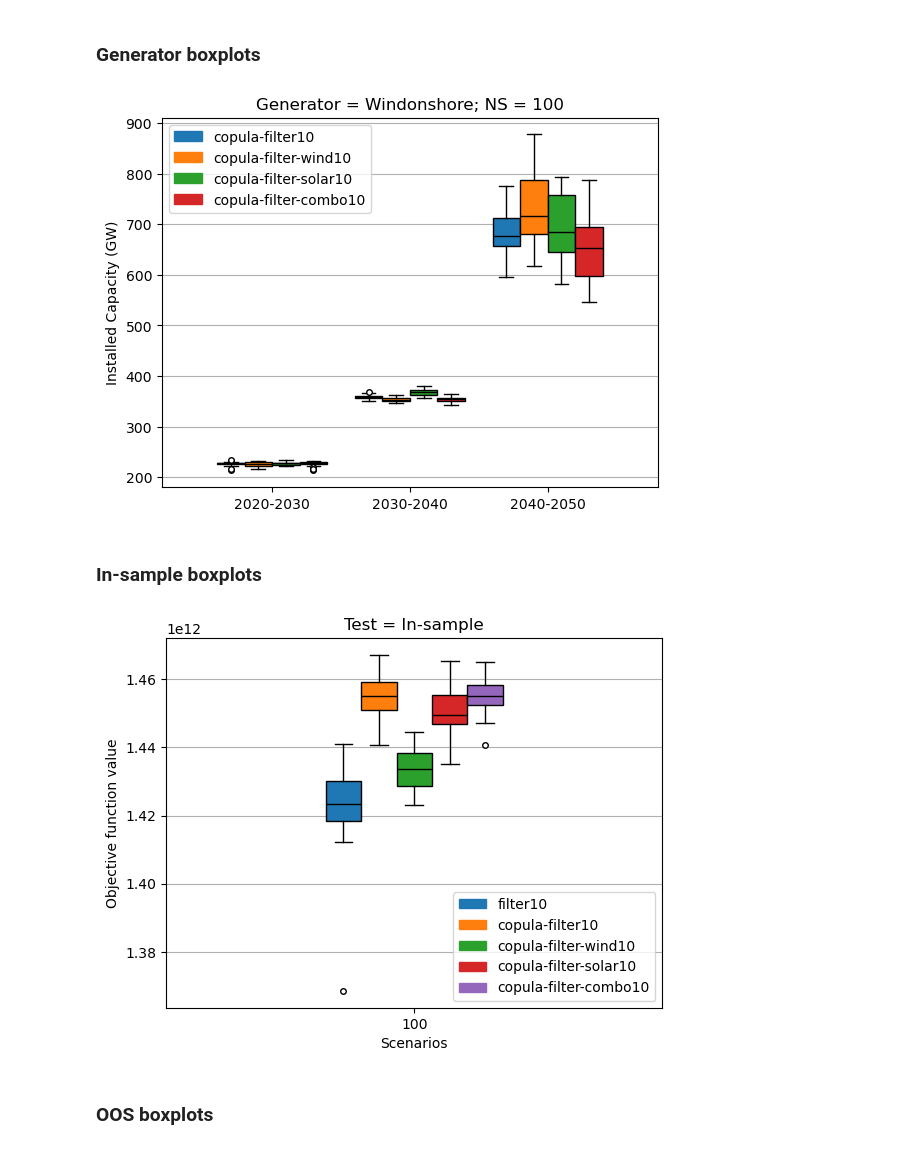
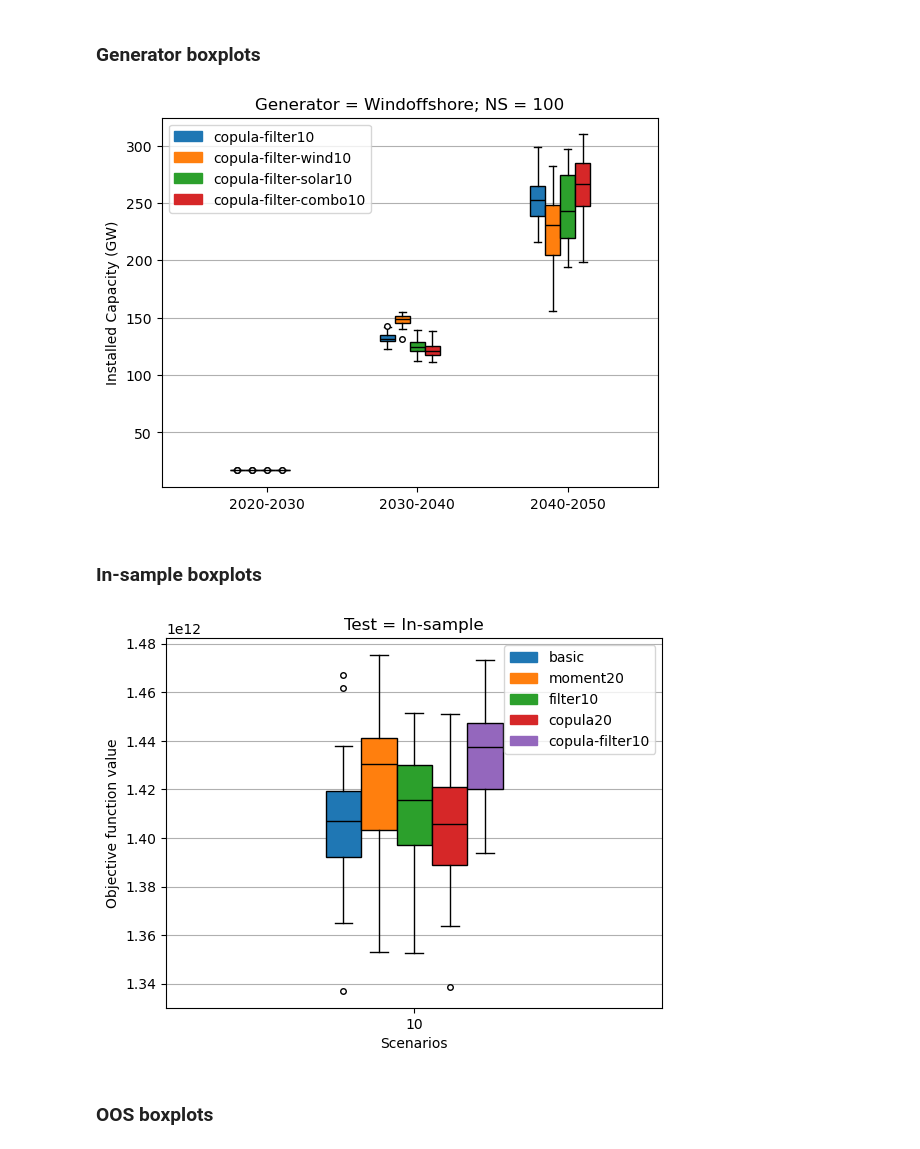
Before and after one commit to iverlg/masteroppgave, a Jupyter notebook: is_and_oos_analysis.ipynb, the cells around one changed output. Drawn from its saved outputs; the diff is of its cells as text; code cells hidden in the pictures.

Commit message:
fix boxplots and outlier analysis

```diff
--- a/is_and_oos_analysis.ipynb
+++ b/is_and_oos_analysis.ipynb
@@ -143,7 +143,7 @@ FOSSIL_TYPES = [fossil.replace(" ", "") for fossil in FOSSIL_TYPES]
 
 FOSSIL = False
 
-genType = 'Windonshore'
+genType = 'Windoffshore'
 #methods = ["basic", "moment20", "filter10", "copula20", "copula-filter10"]
 methods = ["copula-filter10", "copula-filter-wind10", "copula-filter-solar10", "copula-filter-combo10"]
 
@@ -192,7 +192,7 @@ flierprops = dict(marker='o', markerfacecolor='white', markersize=4)
 
 # Create boxplots for each method and period
 for i, data in enumerate(all_aggregated_data):
-    plt.boxplot(data, positions=[pos + i*0.2 - 0.3 for pos in positions], widths=0.2, patch_artist=True, boxprops=dict(facecolor=f"C{i}"), medianprops=medianlineprops, flierprops=flierprops)
+    plt.boxplot(data, positions=[pos + i*0.1 - 0.2 for pos in positions], widths=0.1, patch_artist=True, boxprops=dict(facecolor=f"C{i}"), medianprops=medianlineprops, flierprops=flierprops)
 
 # Add labels and title
 plt.ylabel('Installed Capacity (GW)')
@@ -208,23 +208,23 @@ legend_handles = [mpatches.Patch(color=f'C{i}', label=methods[i]) for i in range
 plt.legend(handles=legend_handles)
 
 # Show/save the plot
-plt.savefig(f"Boxplots/{'Fossil' if FOSSIL else genType}-{num_scenarios}scenarios")
+plt.savefig(f"Boxplots/CopulaConfigs-{'Fossil' if FOSSIL else genType}-{num_scenarios}")
 plt.show()
 # %% [output]
-[figure, old version]
+[figure, new version]
 # %% [markdown]
 ### In-sample boxplots
 # %%
-#methods = ["basic", "moment20", "filter10", "copula20", "copula-filter10"]
-methods = ["filter10", "copula-filter10", "copula-filter-wind10", "copula-filter-solar10", "copula-filter-combo10"]
-num_scenarios = [100]
+methods = ["basic", "moment20", "filter10", "copula20", "copula-filter10"]
+#methods = ["copula-filter10", "copula-filter-wind10", "copula-filter-solar10", "copula-filter-combo10"]
+num_scenarios = [10]
 
 def get_objective_values(methods, num_scenarios):
     objective_values = []
     for method in methods:
         obj_by_method = []
         for ns in num_scenarios:
-            dataframes = [pd.read_csv(f"NewResults/run_in_sample/dataset_europe_agg_v50/{method}/{str(ns)}/{i}/results_objective.csv") for i in range(1, 31 if method != "copula-filter10" else 29)]
+            dataframes = [pd.read_csv(f"NewResults/run_in_sample/dataset_europe_agg_v50/{method}/{str(ns)}/{i}/results_objective.csv") for i in range(1, 31)]
             instance_values = [float(df_obj_value.columns[0].split(":")[1]) for df_obj_value in dataframes]
             obj_by_method.append(instance_values)
         objective_values.append(obj_by_method)
@@ -235,35 +235,35 @@ all_objective_values = get_objective_values(methods, num_scenarios)
 # Define positions for each boxplot
 positions = [i for i in range(1, len(num_scenarios) + 1)]
 
 # Define properties for the median lines
 medianlineprops = dict(color='black', linewidth=1)
 
 # Define properties for the outlier marks
 flierprops = dict(marker='o', markerfacecolor='white', markersize=4)
 
 # Create boxplots for each method and period
 for i, data in enumerate(all_objective_values):
     plt.boxplot(data, positions=[pos + i*0.1 - 0.2 for pos in positions], widths=0.1, patch_artist=True, boxprops=dict(facecolor=f"C{i}"), medianprops=medianlineprops, flierprops=flierprops)
 
 # Add labels and title
 plt.xlabel("Scenarios")
 plt.ylabel('Objective function value')
 plt.title(f'Test = In-sample')
 #plt.ylim(1.3*10**12, 4.2*10**12)
 plt.grid(axis="y")
 
 # Customize x-axis labels
 plt.xticks(range(1, len(num_scenarios) + 1), [ns for ns in num_scenarios])
 
 # Create custom legend for different groups (methods)
 legend_handles = [mpatches.Patch(color=f'C{i}', label=methods[i]) for i in range(len(methods))]
 plt.legend(handles=legend_handles)
 
 # Show/save the plot
-plt.savefig(f"Boxplots/In-sample-10-scenarios")
+plt.savefig(f"Boxplots/In-sample-{num_scenarios}")
 plt.show()
 # %% [output]
-[figure, old version]
+[figure, new version]
 # %% [markdown]
 ### OOS boxplots
 # %%
```
Also changed, not shown: parts of 7 cells of this notebook, 47 other files.
